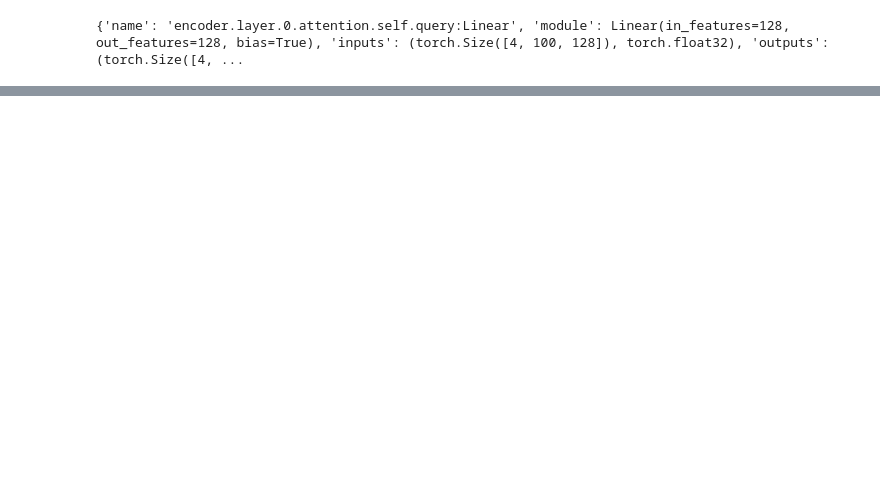
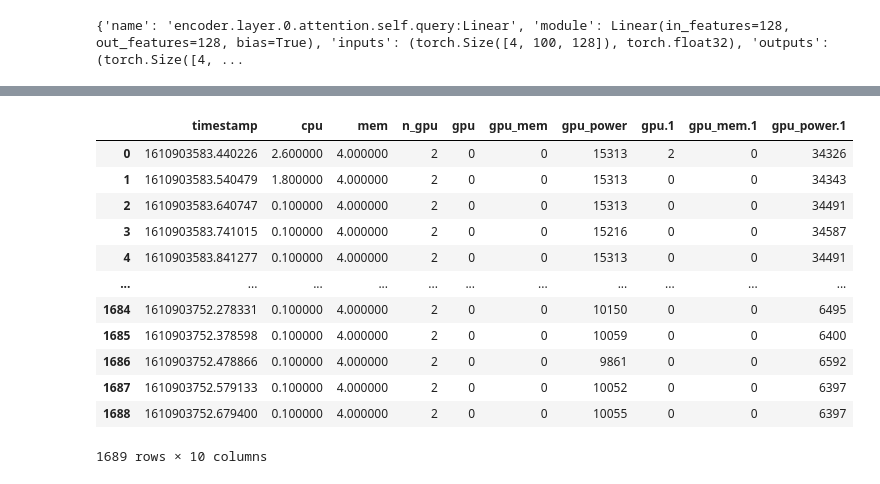
Before and after one commit to Vanessa96/DetecTor, a Jupyter notebook: trace_cg.ipynb, the cells around one changed output, grey strips where cells are left out. Cells and saved outputs as stored; diff of their text form; code cells hidden in the pictures; blank space fills up the shorter version.

```diff
--- a/trace_cg.ipynb
+++ b/trace_cg.ipynb
@@ -131,0 +122,6 @@ mo=model.eval()
+# %%
+import pandas
+pandas.set_option('display.float_format', '{:.6f}'.format)
+
+res= pandas.read_csv('data/mlexp/mlexp-linear-res2.csv')
+energy= pandas.read_csv('data/mlexp/mlexp-linear-energy2.csv', error_bad_lines=False, usecols=[0, 2])
@@ -131,0 +175,16 @@ mo=model.eval()
+# %%
+res
+# %% [output]
+|  | timestamp | cpu | mem | n_gpu | gpu | gpu_mem | gpu_power | gpu.1 | gpu_mem.1 | gpu_power.1 |
+| 0 | 1610903583.440226 | 2.600000 | 4.000000 | 2 | 0 | 0 | 15313 | 2 | 0 | 34326 |
+| 1 | 1610903583.540479 | 1.800000 | 4.000000 | 2 | 0 | 0 | 15313 | 0 | 0 | 34343 |
+| 2 | 1610903583.640747 | 0.100000 | 4.000000 | 2 | 0 | 0 | 15313 | 0 | 0 | 34491 |
+| 3 | 1610903583.741015 | 0.100000 | 4.000000 | 2 | 0 | 0 | 15216 | 0 | 0 | 34587 |
+| 4 | 1610903583.841277 | 0.100000 | 4.000000 | 2 | 0 | 0 | 15313 | 0 | 0 | 34491 |
+| ... | ... | ... | ... | ... | ... | ... | ... | ... | ... | ... |
+| 1684 | 1610903752.278331 | 0.100000 | 4.000000 | 2 | 0 | 0 | 10150 | 0 | 0 | 6495 |
+| 1685 | 1610903752.378598 | 0.100000 | 4.000000 | 2 | 0 | 0 | 10059 | 0 | 0 | 6400 |
+| 1686 | 1610903752.478866 | 0.100000 | 4.000000 | 2 | 0 | 0 | 9861 | 0 | 0 | 6592 |
+| 1687 | 1610903752.579133 | 0.100000 | 4.000000 | 2 | 0 | 0 | 10052 | 0 | 0 | 6397 |
+| 1688 | 1610903752.679400 | 0.100000 | 4.000000 | 2 | 0 | 0 | 10055 | 0 | 0 | 6397 |
+1689 rows × 10 columns
```
Also changed, not shown: parts of 25 cells of this notebook, 2 other files.
